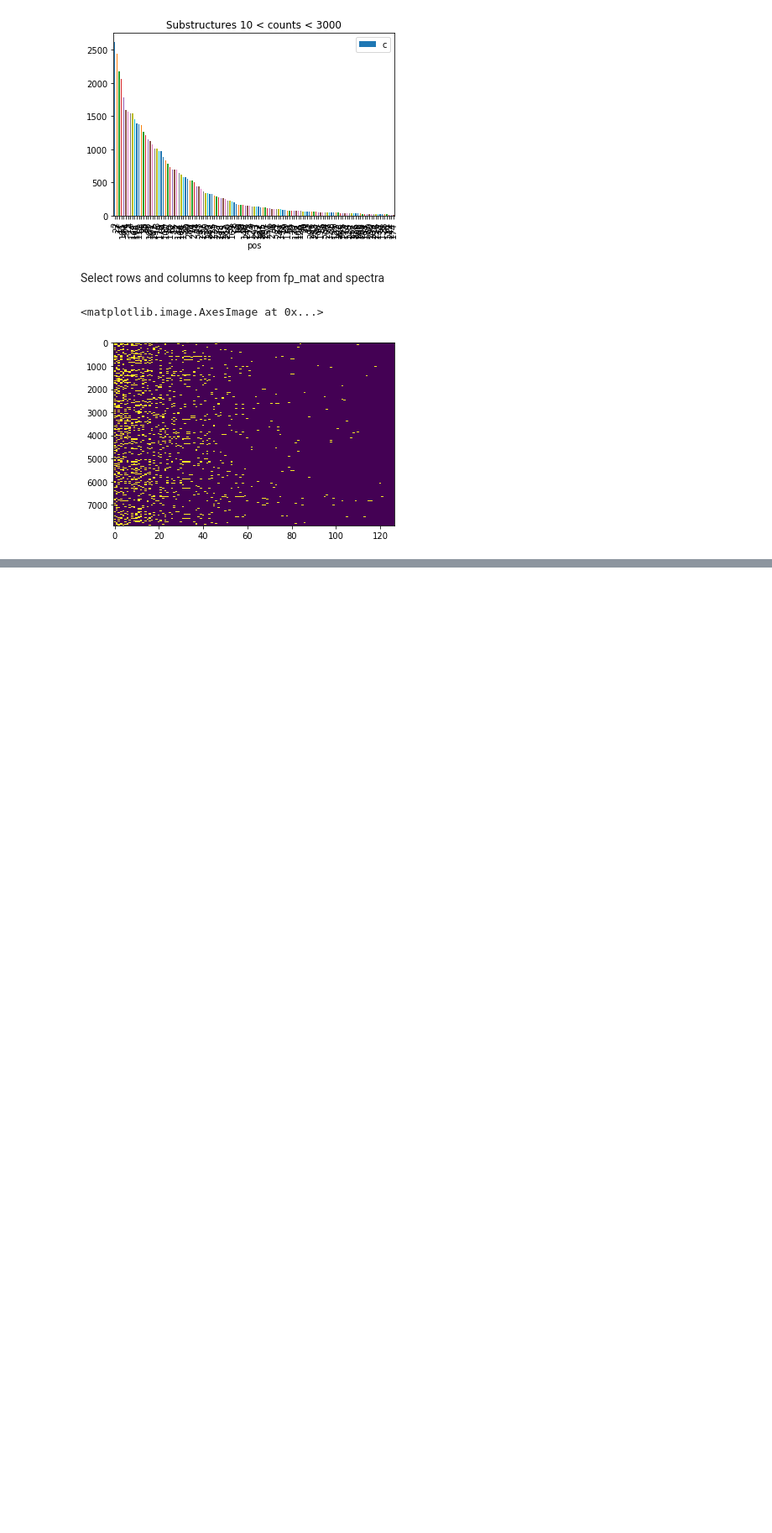
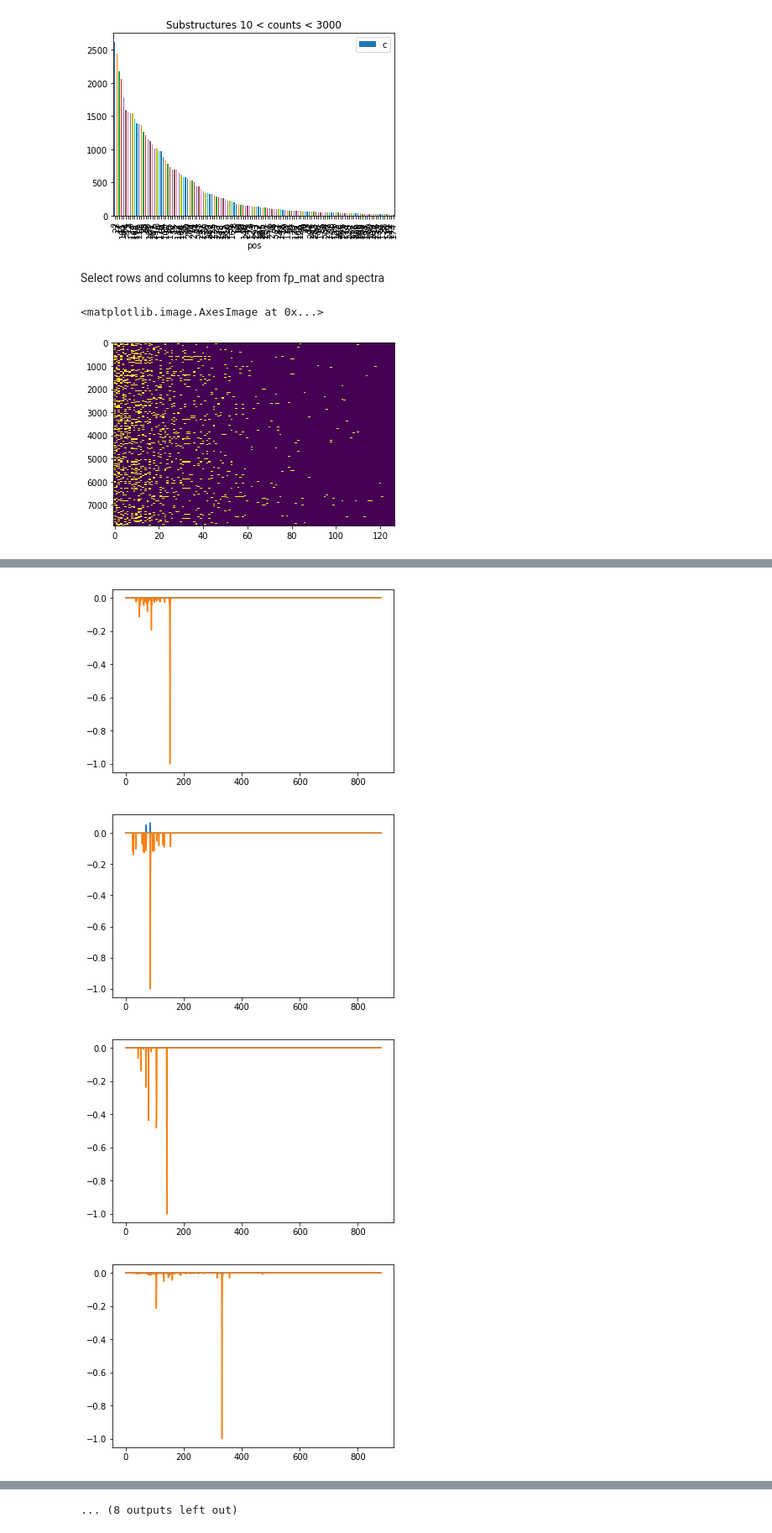
Before and after one commit to joewandy/smiles2spectra, a Jupyter notebook: notebooks/Spectra2Fingerprint.ipynb, the cells around one changed output, grey strips where cells are left out. Shown at 84% size. Cells and saved outputs as stored; diff of their text form; code cells hidden in the pictures; blank space fills up the shorter version.

```diff
--- a/notebooks/Spectra2Fingerprint.ipynb
+++ b/notebooks/Spectra2Fingerprint.ipynb
@@ -287,3 +511,3 @@ Epoch 00033: early stopping
 # %%
-latent = encoder.predict(spectra_test)
-predicted_fingerprint = decoder.predict(latent)
+latent = encoder.predict(fingerprint_test)
+predicted_spectra = decoder.predict(latent)
@@ -292,31 +513,0 @@ predicted_fingerprint = decoder.predict(latent)
-# %%
-total_tp = 0
-total_fp = 0
-total_fn = 0
-for i in range(len(fingerprint_test)):
-
-    y_pred = np.round(predicted_fingerprint[i])
-    y_true = fingerprint_test[i]
-    y_pred_nnz = set(np.nonzero(y_pred)[0].tolist())
-    y_true_nnz = set(np.nonzero(y_true)[0].tolist())
-
-    # tp = selected and relevant
-    tp = y_pred_nnz & y_true_nnz
-    total_tp += len(tp)
-
-    # fp = selected but not relevant
-    fp = y_pred_nnz - y_true_nnz
-    total_fp += len(fp)
-
-    # fn = not selected but relevant
-    fn = y_true_nnz - y_pred_nnz
-    total_fn += len(fn)
-
-#     print('y_true_nnz', y_true_nnz, 'y_pred_nnz', y_pred_nnz)
-#     print('tp', tp)
-#     print('fp', fp)
-#     print('fn', fn)
-#     print()
-#     plt.bar(np.arange(len(y_true)), y_true)
-#     plt.bar(np.arange(len(y_pred)), -y_pred)
-#     plt.show()
@@ -329,0 +514,15 @@ precision 0.60 recall 0.31 f1 0.41
+# %%
+for i in range(20):
+    y_pred = np.copy(predicted_spectra[i])
+    pos = np.nonzero(y_pred < 0.05)
+    y_pred[pos] = 0
+    plt.plot(y_pred)
+
+    y_true = spectra_test[i]
+    plt.plot(-y_true)
+    plt.show()
+# %% [output]
+[figure, added]
+[figure, added]
+[figure, added]
+[figure, added]
@@ -329,0 +537 @@ precision 0.60 recall 0.31 f1 0.41
+... (8 outputs left out)
```
Also changed, not shown: parts of 44 cells of this notebook, 1 other file.
